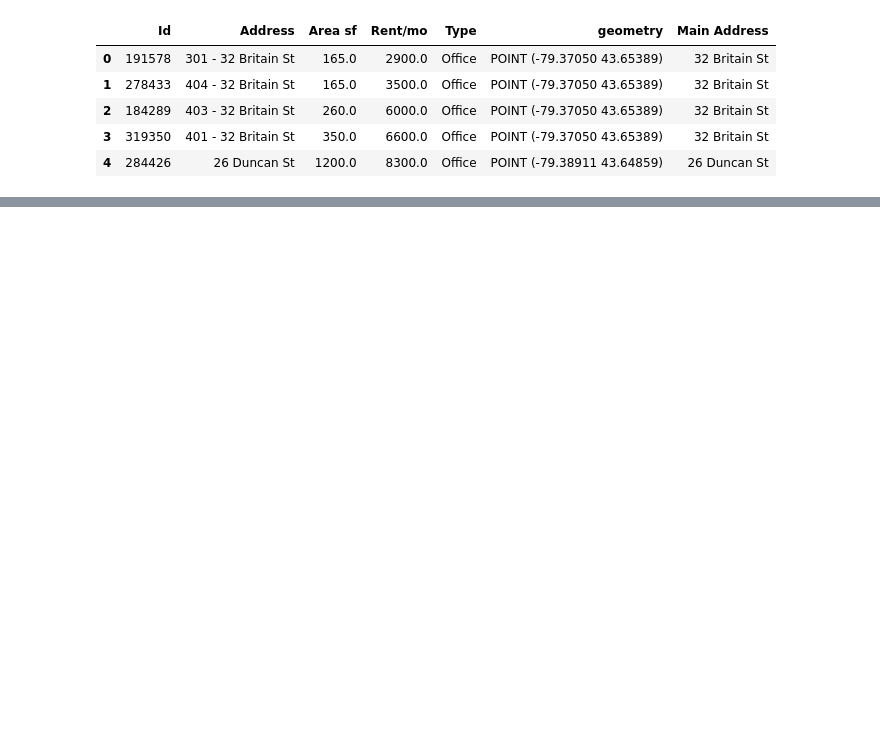
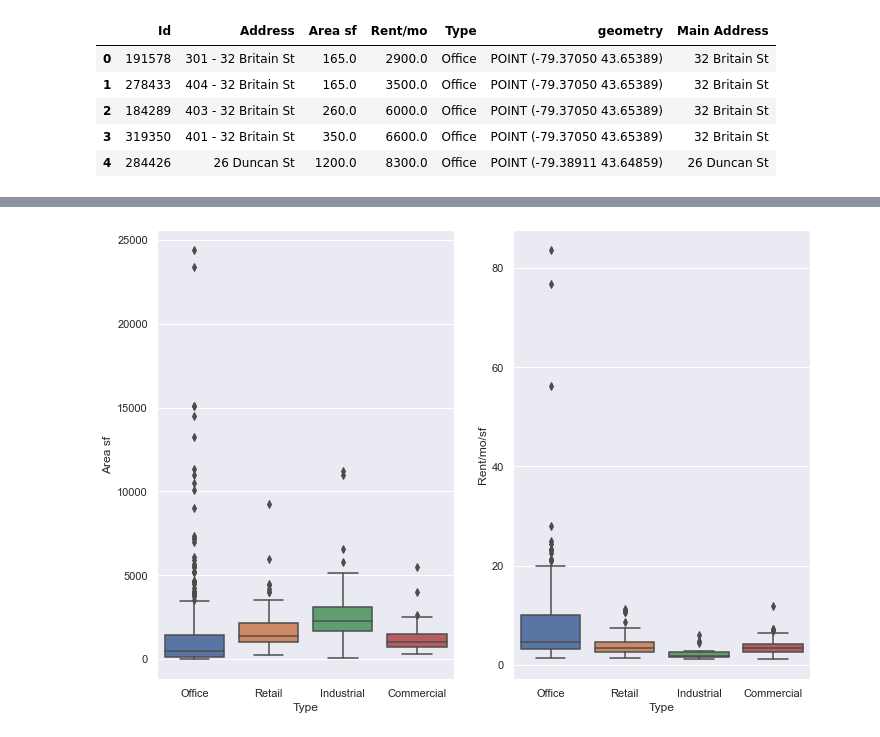
Before and after one commit to FuegoDiego/web-scraping, a Jupyter notebook: retail-rent/Web Scraper for Retail Rent.ipynb, the cells around one changed output, grey strips where cells are left out. Cells and saved outputs as stored; diff of their text form; code cells hidden in the pictures; blank space fills up the shorter version.

```diff
--- a/retail-rent/Web Scraper for Retail Rent.ipynb
+++ b/retail-rent/Web Scraper for Retail Rent.ipynb
@@ -327,0 +623,7 @@ retail_gdf.to_file('rent_toronto.geojson', drive='GeoJSON', encoding='utf-8')
+# %%
+fig, ax = plt.subplots(1,2)
+
+sns.boxplot(data=retail_gdf, x='Type', y='Area sf', ax=ax[0]);
+sns.boxplot(data=retail_gdf, x='Type', y='Rent/mo/sf', ax=ax[1]);
+# %% [output]
+[figure, added]
```
Also changed, not shown: parts of 74 cells of this notebook, 1 other file.
